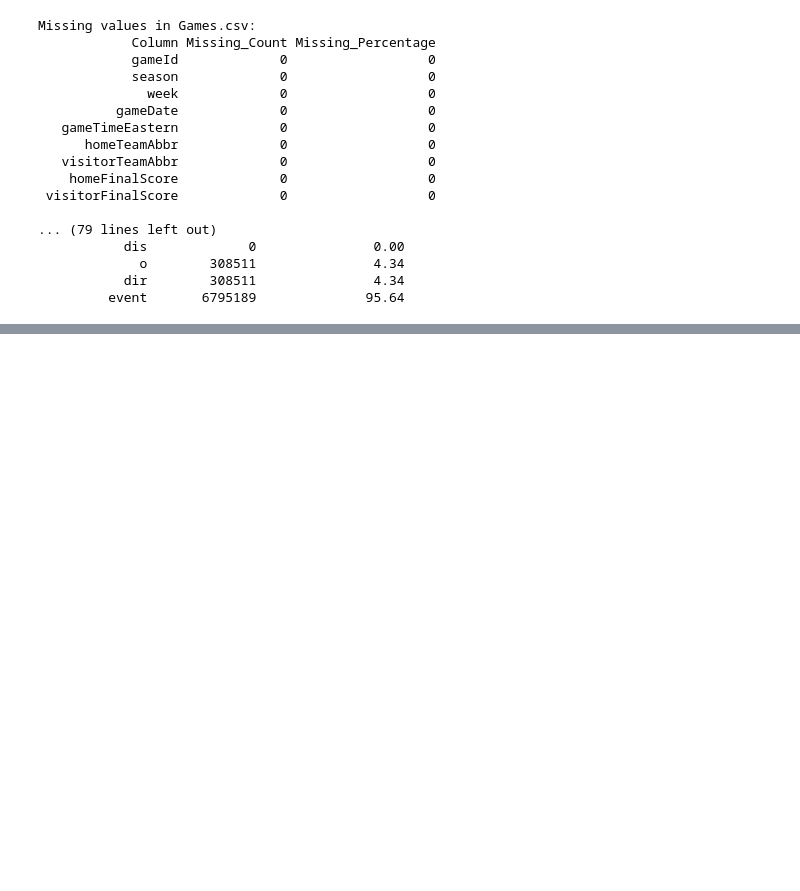
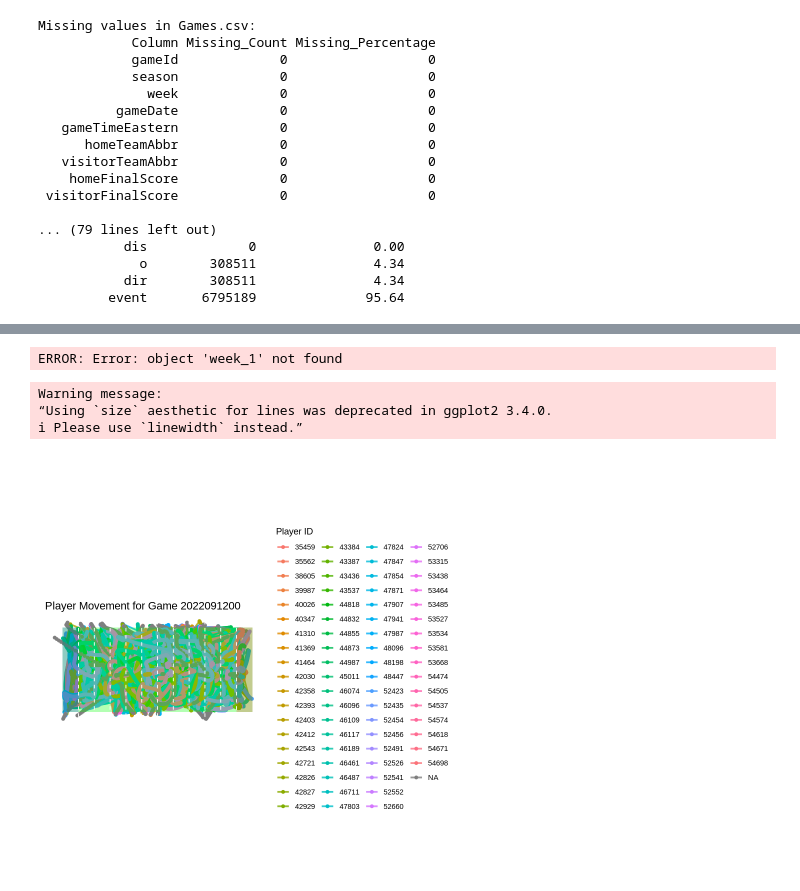
Before and after one commit to Aditya-Naik13/NFLR-BIG, a Jupyter notebook: NFL_R.ipynb, the cells around one changed output, grey strips where cells are left out. Saved outputs shown, nothing was run; the diff lists cells and outputs as text; code cells hidden in the pictures; blank space fills up the shorter version.

```diff
--- a/NFL_R.ipynb
+++ b/NFL_R.ipynb
@@ -257,0 +387,62 @@ Missing values in Games.csv:
+# %%
+
+library(ggplot2)
+library(dplyr)
+
+
+week1_data <- read.csv("gdrive/MyDrive/nfl/Week1.csv")
+
+
+game_id <- 2022091200
+filtered_data <- week_1 %>% filter(gameId == game_id)
+
+ggplot(data = filtered_data, aes(x = x, y = y, group = nflId, color = as.factor(nflId))) +
+  geom_path(size = 0.8) +
+  coord_fixed() +
+  labs(
+    title = paste("Player Movements for Game ID:", game_id),
+    x = "Field Length (yards)",
+    y = "Field Width (yards)",
+    color = "Player ID"
+  ) +
+  theme_minimal() +
+  theme(
+    legend.position = "right",
+    plot.title = element_text(hjust = 0.5, size = 16, face = "bold")
+  ) +
+  annotate("rect", xmin = 0, xmax = 10, ymin = 0, ymax = 53.3, alpha = 0.2, fill = "blue") +  # End zones
+  annotate("rect", xmin = 110, xmax = 120, ymin = 0, ymax = 53.3, alpha = 0.2, fill = "red")  # Opposite end zone
+# %% [output]
+ERROR: Error: object 'week_1' not found
+# %%
+
+library(ggplot2)
+library(dplyr)
+
+week1_data <- read.csv("gdrive/MyDrive/nfl/Week1.csv")
+
+# specific game
+game_id <- 2022091200  # Replace with the desired gameId
+filtered_data <- week1_data %>%
+  filter(gameId == game_id)
+
+ggplot(filtered_data, aes(x = x, y = y, group = nflId, color = as.factor(nflId))) +
+  geom_path(size = 1, alpha = 0.8) +
+  geom_point(size = 1.5) +
+  annotate("rect", xmin = 0, xmax = 120, ymin = 0, ymax = 53.3, fill = "green", alpha = 0.3) +  # Field outline
+  annotate("rect", xmin = 0, xmax = 10, ymin = 0, ymax = 53.3, fill = "blue", alpha = 0.2) +  # Left end zone
+  annotate("rect", xmin = 110, xmax = 120, ymin = 0, ymax = 53.3, fill = "red", alpha = 0.2) + # Right end zone
+  geom_vline(xintercept = seq(10, 110, by = 10), color = "white", linetype = "dashed") + # Yard lines
+  # Formatting
+  coord_fixed(ratio = 1) +
+  labs(title = paste("Player Movement for Game", game_id),
+       x = "Yard Line", y = "Field Width", color = "Player ID") +
+  theme_minimal() +
+  theme(panel.grid = element_blank(),
+        axis.text = element_blank(),
+        axis.title = element_blank())
+# %% [output]
+Warning message:
+“Using `size` aesthetic for lines was deprecated in ggplot2 3.4.0.
+ℹ Please use `linewidth` instead.”
+[figure, added]
```
Also changed, not shown: parts of 5 cells of this notebook.
